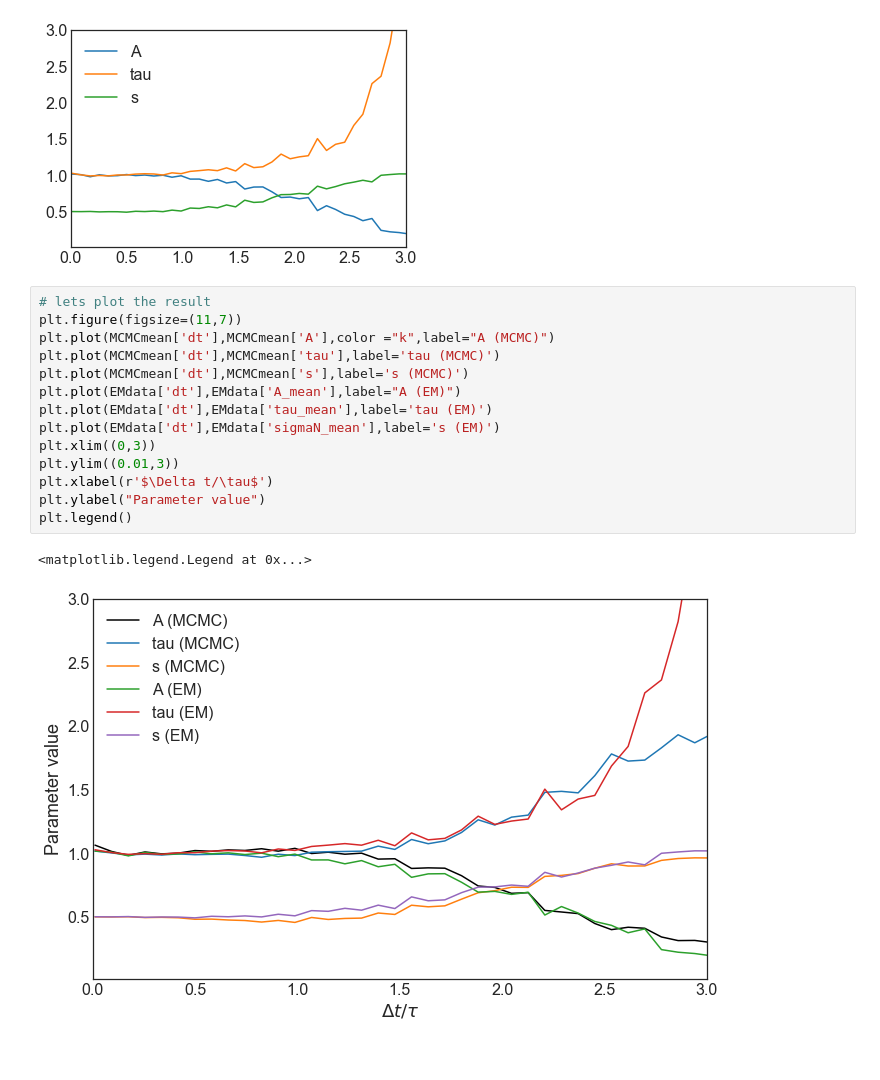
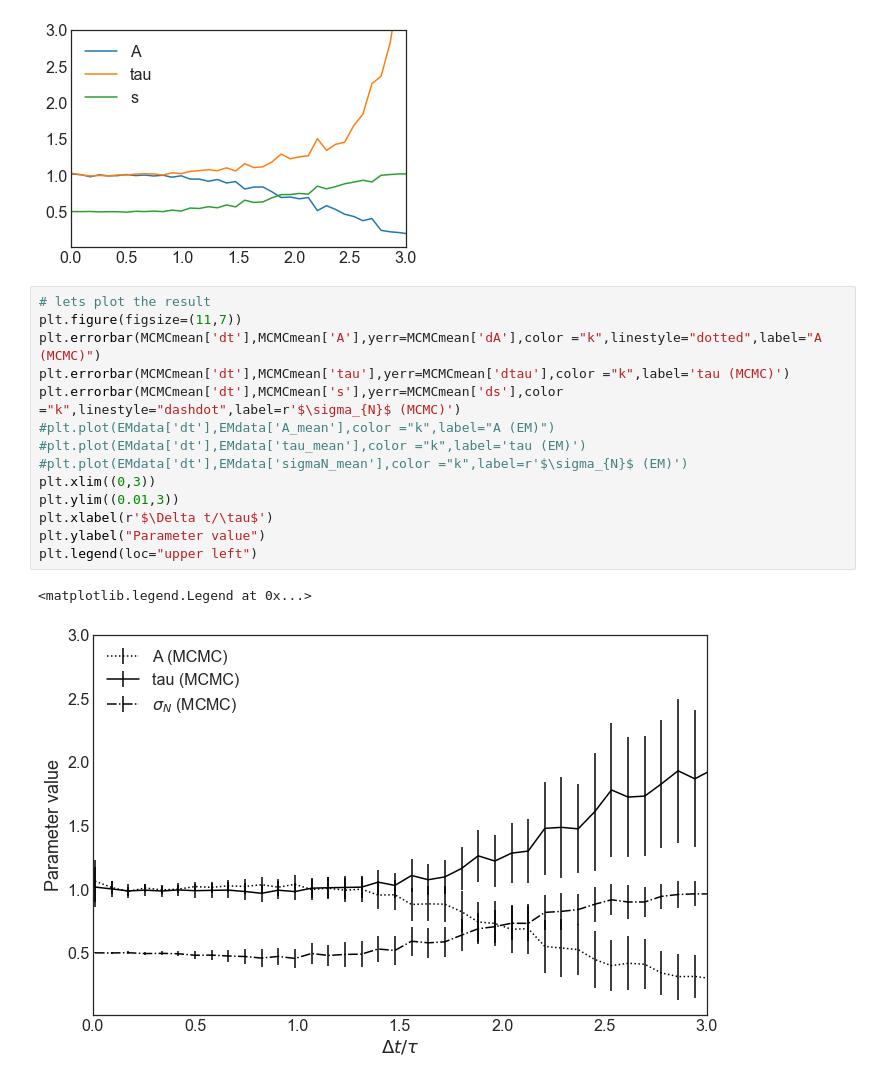
Before and after one commit to hstrey/Ornstein-Uhlenbeck-AddedNoise, a Jupyter notebook: MCMC EM comparison.ipynb, the cells around one changed output. Saved outputs shown, nothing was run; the diff lists cells and outputs as text.

Commit message:
nicer graphs

```diff
--- a/MCMC EM comparison.ipynb
+++ b/MCMC EM comparison.ipynb
@@ -178,17 +180,17 @@ plt.legend()
 # %%
 # lets plot the result
 plt.figure(figsize=(11,7))
-plt.plot(MCMCmean['dt'],MCMCmean['A'],color ="k",label="A (MCMC)")
-plt.plot(MCMCmean['dt'],MCMCmean['tau'],label='tau (MCMC)')
-plt.plot(MCMCmean['dt'],MCMCmean['s'],label='s (MCMC)')
-plt.plot(EMdata['dt'],EMdata['A_mean'],label="A (EM)")
-plt.plot(EMdata['dt'],EMdata['tau_mean'],label='tau (EM)')
-plt.plot(EMdata['dt'],EMdata['sigmaN_mean'],label='s (EM)')
+plt.errorbar(MCMCmean['dt'],MCMCmean['A'],yerr=MCMCmean['dA'],color ="k",linestyle="dotted",label="A (MCMC)")
+plt.errorbar(MCMCmean['dt'],MCMCmean['tau'],yerr=MCMCmean['dtau'],color ="k",label='tau (MCMC)')
+plt.errorbar(MCMCmean['dt'],MCMCmean['s'],yerr=MCMCmean['ds'],color ="k",linestyle="dashdot",label=r'$\sigma_{N}$ (MCMC)')
+#plt.plot(EMdata['dt'],EMdata['A_mean'],color ="k",label="A (EM)")
+#plt.plot(EMdata['dt'],EMdata['tau_mean'],color ="k",label='tau (EM)')
+#plt.plot(EMdata['dt'],EMdata['sigmaN_mean'],color ="k",label=r'$\sigma_{N}$ (EM)')
 plt.xlim((0,3))
 plt.ylim((0.01,3))
 plt.xlabel(r'$\Delta t/\tau$')
 plt.ylabel("Parameter value")
-plt.legend()
+plt.legend(loc="upper left")
 # %% [output]
 <matplotlib.legend.Legend at 0x...>
-[figure, old version]
+[figure, new version]
```
Also changed, not shown: parts of 2 cells of this notebook.
